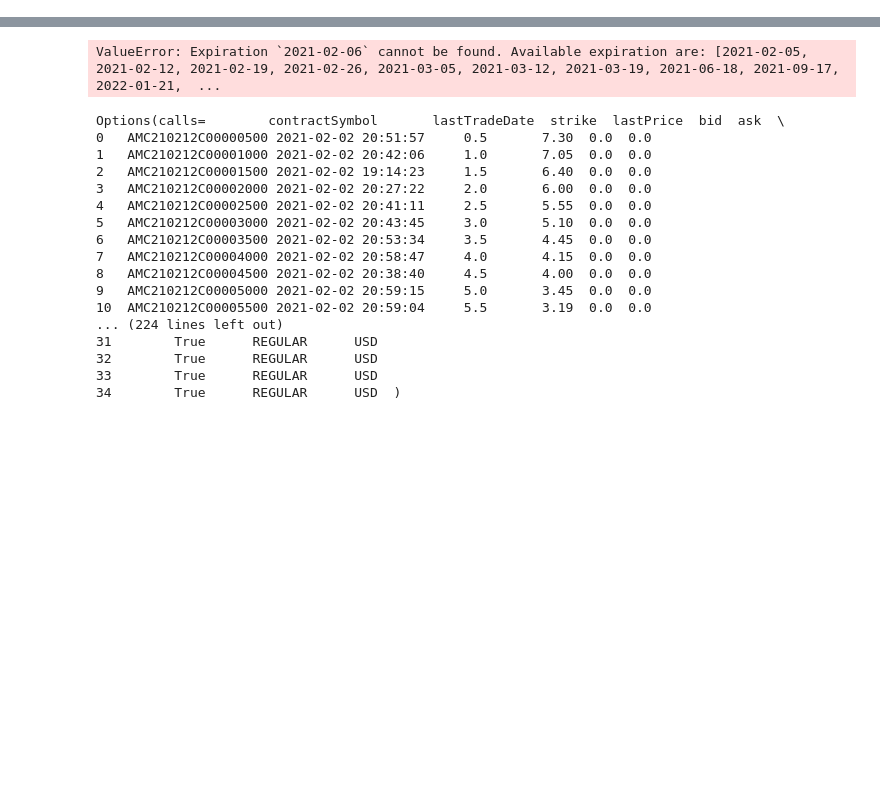
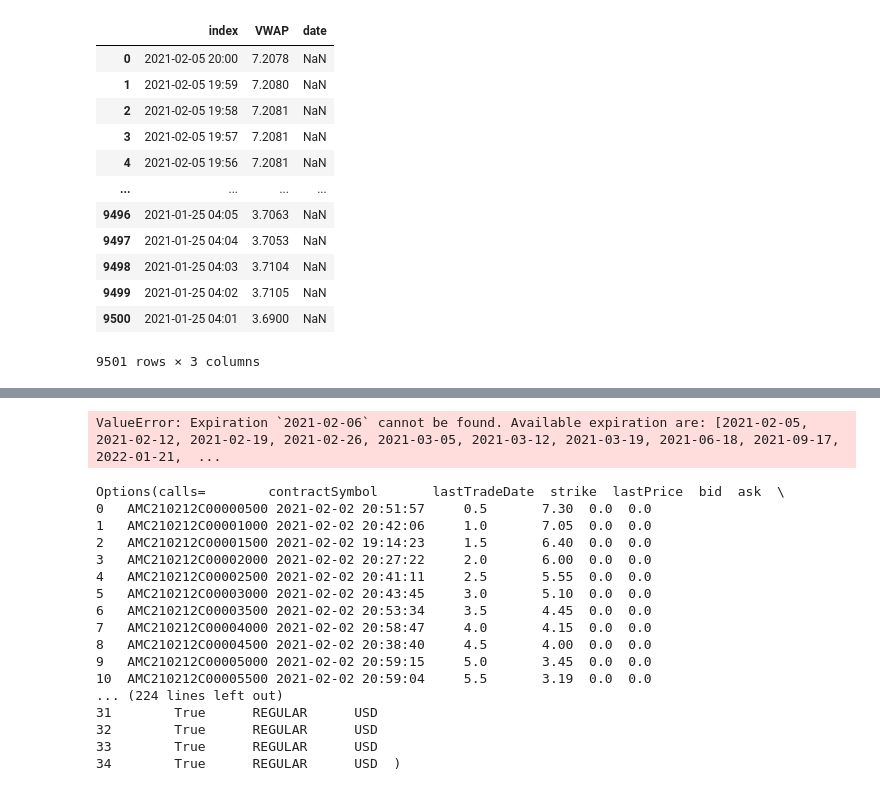
Before and after one commit to KevinKillman/Predicting-stock-prices-using-sentiment-analysis, a Jupyter notebook: test-env/Code/testing.ipynb, the cells around one changed output, grey strips where cells are left out. Cells and saved outputs as stored; diff of their text form; code cells hidden in the pictures; blank space fills up the shorter version.

```diff
--- a/test-env/Code/testing.ipynb
+++ b/test-env/Code/testing.ipynb
@@ -6,0 +42,15 @@ import yfinance as yf
+# %%
+key = os.environ.get('alpha_VANTAGE_API')
+json = requests.get(f'https://www.alphavantage.co/query?function=VWAP&symbol=AMC&interval=1min&outputsize=full&apikey={key}').json()
+stock_df = pd.DataFrame(json['Technical Analysis: VWAP'])
+stock_df = stock_df.transpose()
+json2 = requests.get(f'https://www.alphavantage.co/query?function=TIME_SERIES_INTRADAY&symbol=AMC&interval=1min&outputsize=full&apikey={key}').json()
+time_df = pd.DataFrame(json2['Time Series (1min)']).transpose()
+temp_list = []
+for x in stock_df['VWAP']:
+    temp_list.append(x)
+time_df['VWAP'] = temp_list
+time_df = time_df.reset_index()
+time_df = time_df.rename(columns={'index':'date'})
+time_df.columns = ['Date', 'Open', 'High', 'Low', 'Close', 'Volume',
+       'VWAP']
@@ -6,0 +97,16 @@ import yfinance as yf
+# %%
+stock_df
+# %% [output]
+|  | index | VWAP | date |
+| 0 | 2021-02-05 20:00 | 7.2078 | NaN |
+| 1 | 2021-02-05 19:59 | 7.2080 | NaN |
+| 2 | 2021-02-05 19:58 | 7.2081 | NaN |
+| 3 | 2021-02-05 19:57 | 7.2081 | NaN |
+| 4 | 2021-02-05 19:56 | 7.2081 | NaN |
+| ... | ... | ... | ... |
+| 9496 | 2021-01-25 04:05 | 3.7063 | NaN |
+| 9497 | 2021-01-25 04:04 | 3.7053 | NaN |
+| 9498 | 2021-01-25 04:03 | 3.7104 | NaN |
+| 9499 | 2021-01-25 04:02 | 3.7105 | NaN |
+| 9500 | 2021-01-25 04:01 | 3.6900 | NaN |
+9501 rows × 3 columns
```
Also changed, not shown: parts of 9 cells of this notebook, 3 other files.
